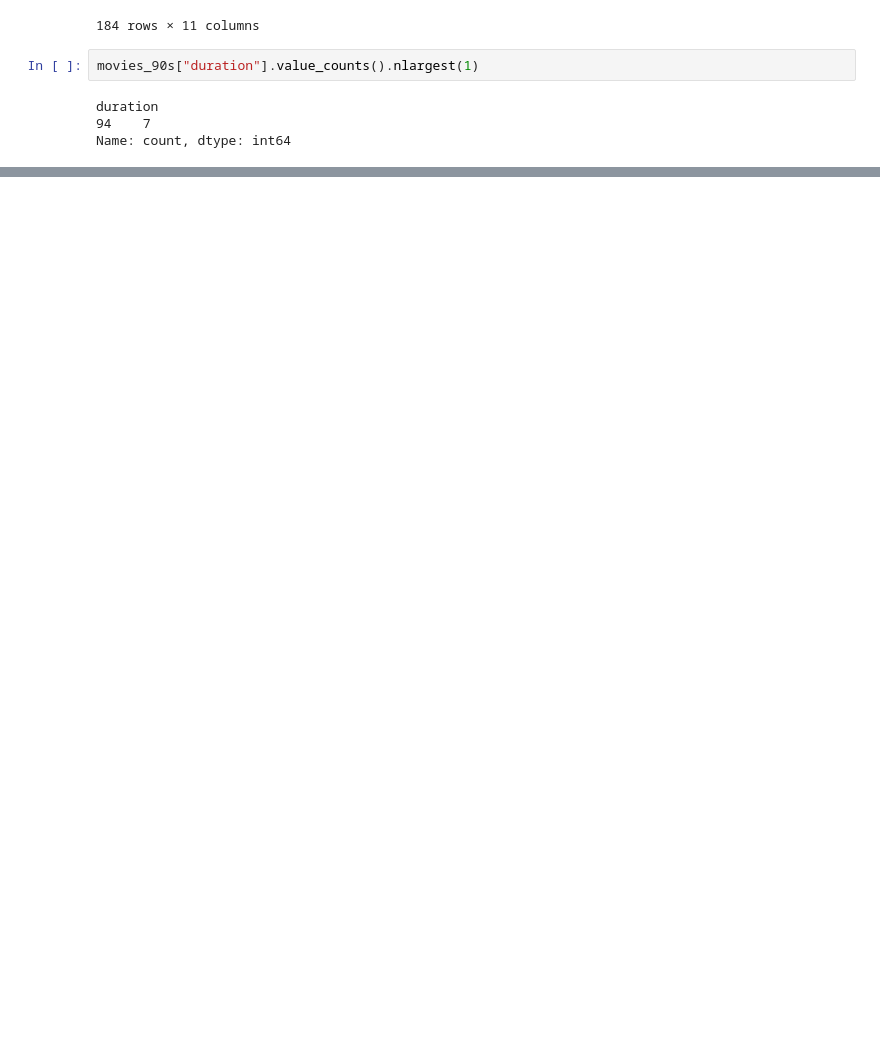
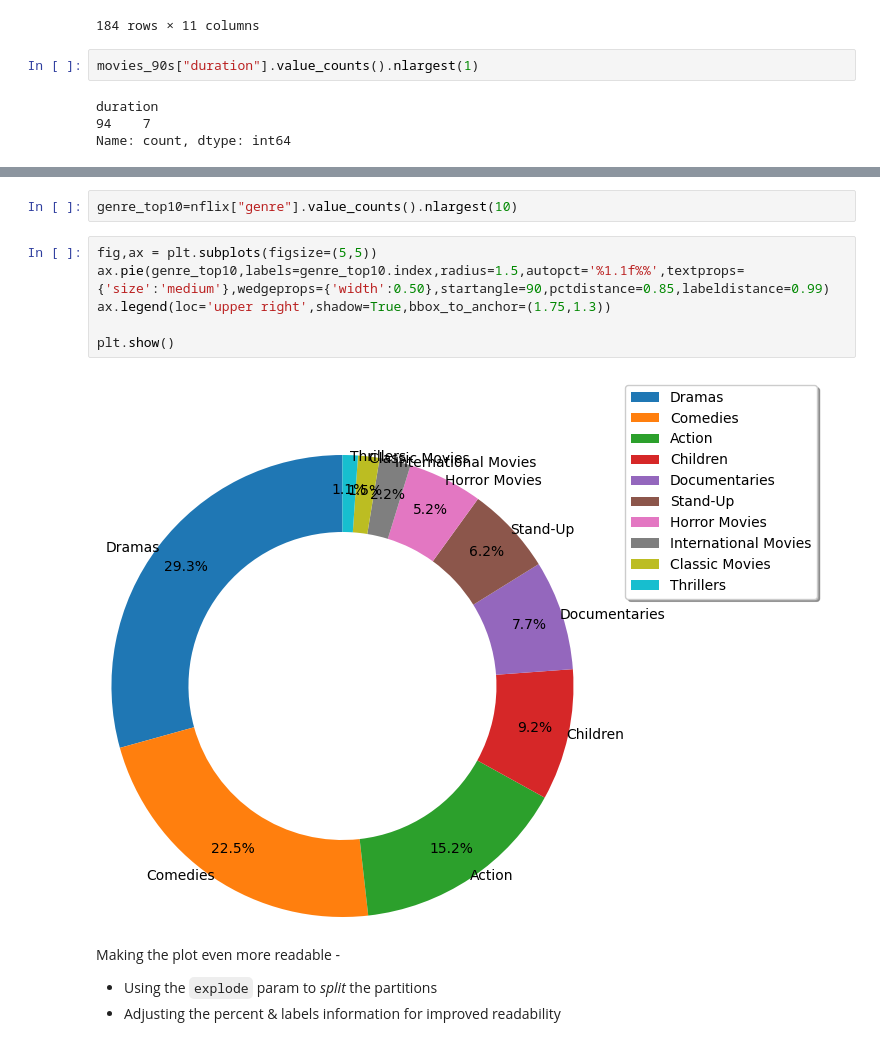
Before and after one commit to abhijeet-bhambere/exploratory_data_analysis, a Jupyter notebook: netflix-project-eda.ipynb, the cells around one changed output, grey strips where cells are left out. Drawn from its saved outputs; the diff is of its cells as text; blank space fills up the shorter version.

```diff
--- a/netflix-project-eda.ipynb
+++ b/netflix-project-eda.ipynb
@@ -133,0 +143,14 @@ movies_90s[(movies_90s["duration"]<90) & (movies_90s["type"]=="Movie") & (movies
+# %%
+genre_top10=nflix["genre"].value_counts().nlargest(10)
+# %%
+fig,ax = plt.subplots(figsize=(5,5))
+ax.pie(genre_top10,labels=genre_top10.index,radius=1.5,autopct='%1.1f%%',textprops={'size':'medium'},wedgeprops={'width':0.50},startangle=90,pctdistance=0.85,labeldistance=0.99)
+ax.legend(loc='upper right',shadow=True,bbox_to_anchor=(1.75,1.3))
+
+plt.show()
+# %% [output]
+[figure, added]
+# %% [markdown]
+Making the plot even more readable -
+- Using the `explode` param to _split_ the partitions
+- Adjusting the percent & labels information for improved readability
```
Also changed, not shown: parts of 20 cells of this notebook, 1 other file.
